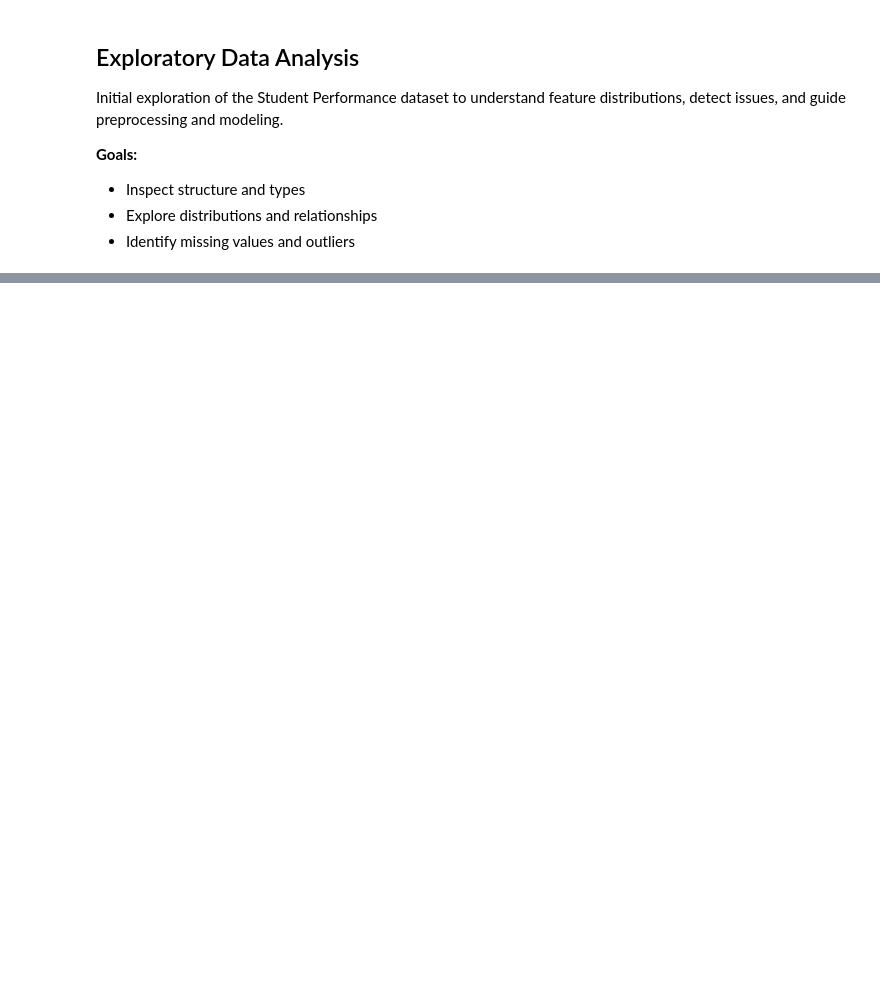
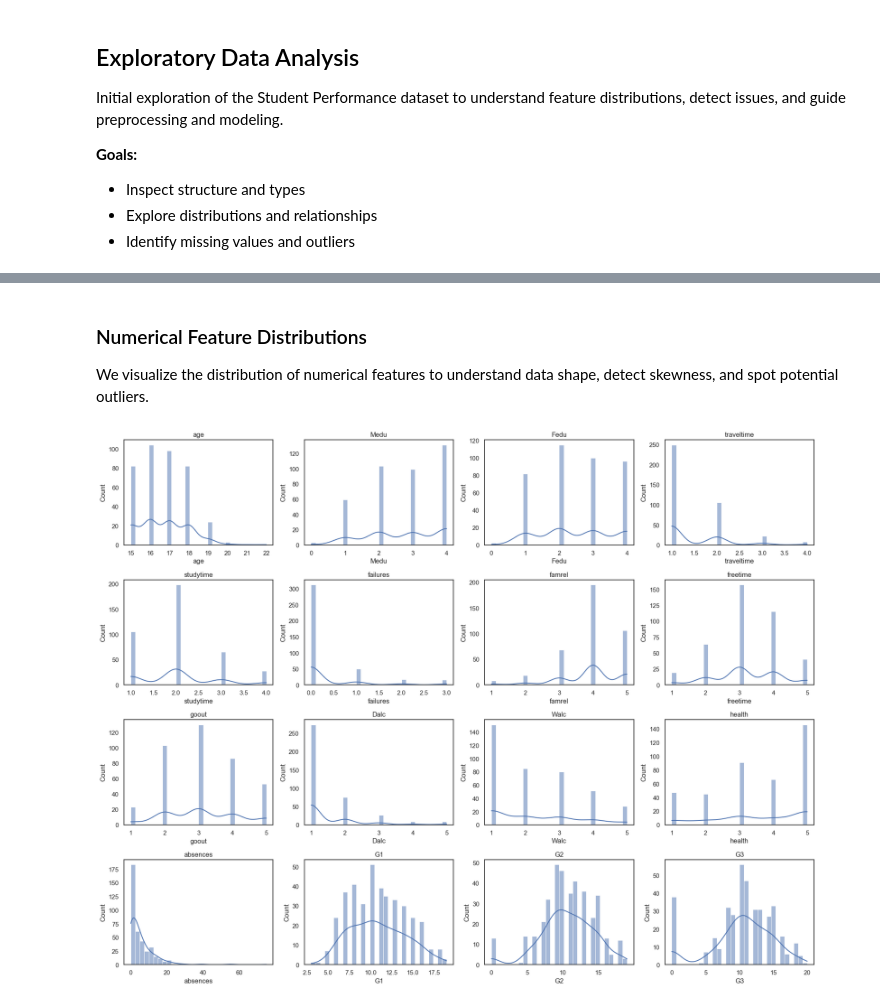
Before and after one commit to levtitanyan/student-performance-ml, a Jupyter notebook: notebooks/01_eda.ipynb, the cells around one changed output, grey strips where cells are left out. Saved outputs shown, nothing was run; the diff lists cells and outputs as text; code cells hidden in the pictures; blank space fills up the shorter version.

```diff
--- a/notebooks/01_eda.ipynb
+++ b/notebooks/01_eda.ipynb
@@ -54,0 +87,7 @@ memory usage: 102.0+ KB
+# %%
+# Separate columns by type
+num_cols = df.select_dtypes(include=["int64", "float64"]).columns.tolist()
+cat_cols = df.select_dtypes(include=["object", "category", "bool"]).columns.tolist()
+
+print(f" {len(num_cols)} numerical features:\n  {', '.join(num_cols)}\n")
+print(f" {len(cat_cols)} categorical features:\n  {', '.join(cat_cols)}")
@@ -54,0 +100,8 @@ memory usage: 102.0+ KB
+# %% [markdown]
+### Numerical Feature Distributions
+
+We visualize the distribution of numerical features to understand data shape, detect skewness, and spot potential outliers.
+# %%
+feature_distributions = plot_numeric_distributions(df, num_cols)
+# %% [output]
+[figure, added]
```
Also changed, not shown: parts of 20 cells of this notebook, 3 other files.
